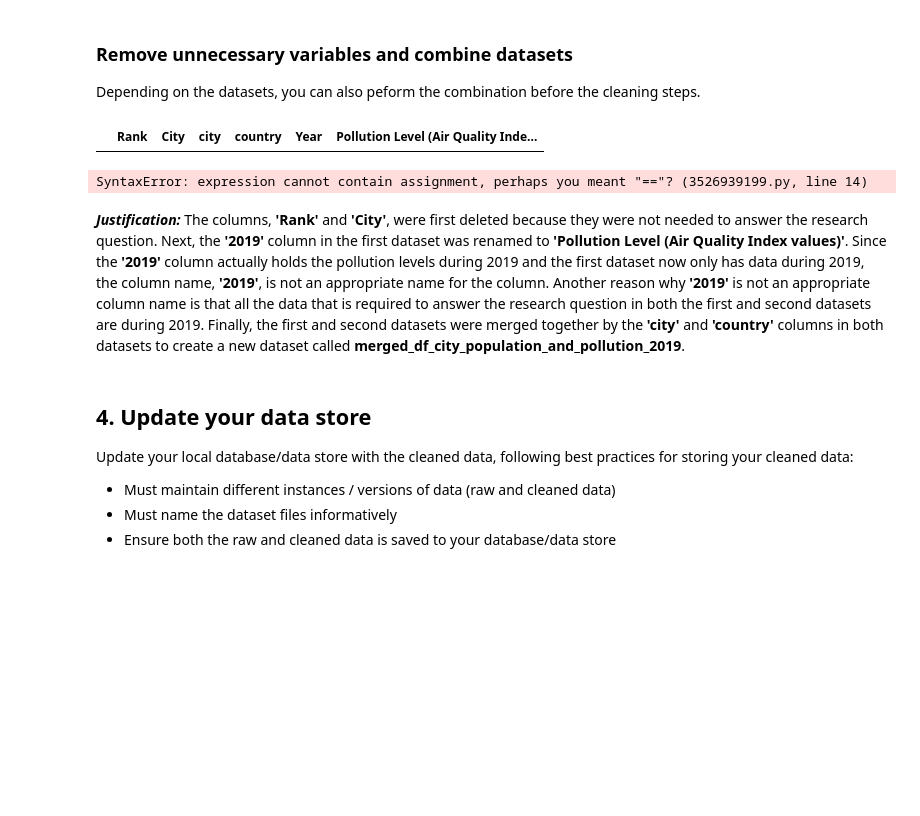
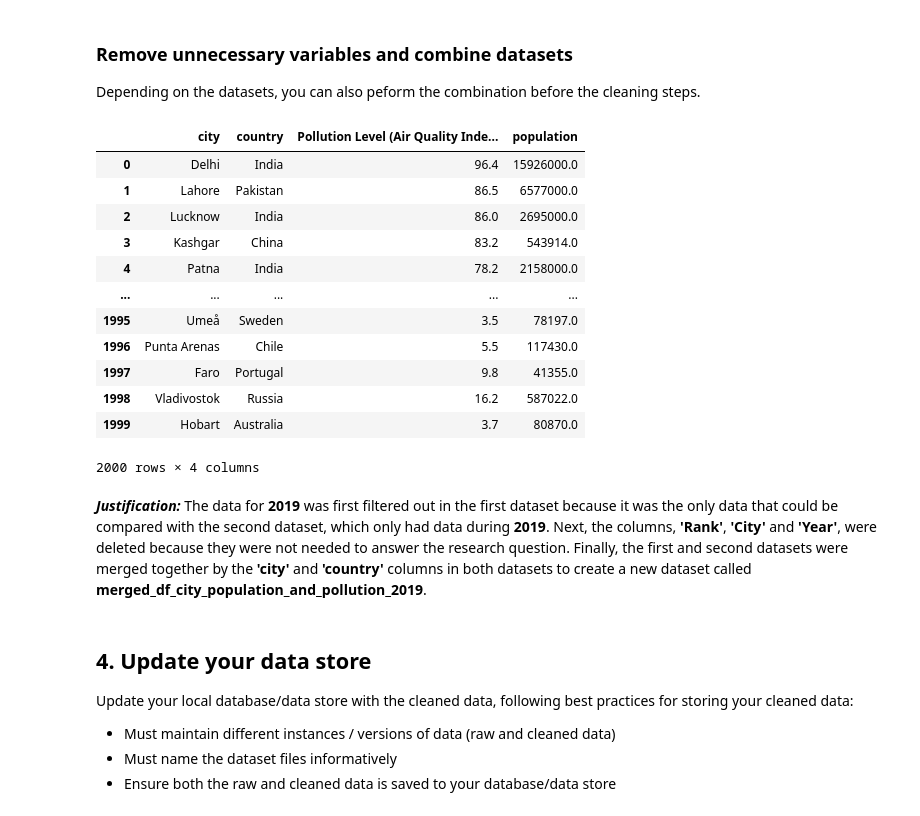
Before and after one commit to jwGitHub9860/Real_World_Data_Wrangling_with_Python, a Jupyter notebook: Data_Wrangling_Project_Starter.ipynb, the cells around one changed output. Drawn from its saved outputs; the diff is of its cells as text; code cells hidden in the pictures; blank space fills up the shorter version.

Commit message:
refactor: Refactoring production code
Change code & justification in code cell for "Remove unnecessary variables and combine datasets" section

```diff
--- a/Data_Wrangling_Project_Starter.ipynb
+++ b/Data_Wrangling_Project_Starter.ipynb
@@ -741,39 +741,28 @@ Cleaned_df_polluted_cities_and_countries # displays first dataset
 ### **Remove unnecessary variables and combine datasets**
 
 Depending on the datasets, you can also peform the combination before the cleaning steps.
-# %%
-#FILL IN - Remove unnecessary variables and combine datasets
-Cleaned_df_polluted_cities_and_countries = Cleaned_df_polluted_cities_and_countries[Cleaned_df_polluted_cities_and_countries['Year'] == 2019] # filters out data for "2019"
-#Unstacked_Data_df_polluted_cities_and_countries = Cleaned_df_polluted_cities_and_countries.unstack() # unstacks '2021', '2020', '2019', '2018', and '2017' columns in first dataset
-#Cleaned_df_polluted_cities_and_countries = pd.DataFrame(Unstacked_Data_df_polluted_cities_and_countries) # puts unstacked data into first dataset
-Cleaned_df_polluted_cities_and_countries
-# %% [output]
-|  | Rank | City | city | country | Year | Pollution Level (Air Quality Inde... |
 # %%
 #FILL IN - Remove unnecessary variables and combine datasets
-Unstacked_Data_df_polluted_cities_and_countries = Cleaned_df_polluted_cities_and_countries.unstack() # unstacks '2021', '2020', '2019', '2018', and '2017' columns in first dataset
-Cleaned_df_polluted_cities_and_countries = pd.DataFrame(Unstacked_Data_df_polluted_cities_and_countries) # puts unstacked data into first dataset
-
-Stack_Columns_to_Drop_of_Cleaned_df_polluted_cities_and_countries = pd.MultiIndex.from_tuples([#('Rank'),
-                                                                                               #('City'),
-                                                                                               #('', 'city'),
-                                                                                               #('', 'country'),
-                                                                                               ('Pollution Level (Air Quality Index values)', '2021'),
-                                                                                               ('Pollution Level (Air Quality Index values)', '2020'),
-                                                                                               ('Pollution Level (Air Quality Index values)', '2018'),
-                                                                                               ('Pollution Level (Air Quality Index values)', '2017')]) # stacked column levels of '2021', '2020', '2018', and '2017' columns
-
-Cleaned_df_polluted_cities_and_countries.drop(index.names=['Rank', 'City'], inplace=True) # drops or deletes 'Rank', 'City', '2021', '2020', '2018', and '2017' columns in first dataset (MUST USE "inplace=True" TO ENSURE DATA FRAME IS MODIFIED)
-#Cleaned_df_polluted_cities_and_countries.drop(columns=Stack_Columns_to_Drop_of_Cleaned_df_polluted_cities_and_countries, inplace=True) # drops or deletes 'Rank', 'City', '2021', '2020', '2018', and '2017' columns in first dataset (MUST USE "inplace=True" TO ENSURE DATA FRAME IS MODIFIED)
-Cleaned_df_polluted_cities_and_countries
-#Stack_Columns_to_Drop_of_Cleaned_df_polluted_cities_and_countries (MUST USE "Stack_Columns_to_Drop_of_Cleaned_df_polluted_cities_and_countries" TO ACCESS '2021', '2020', '2018', and '2017' Columns)
-#Cleaned_df_polluted_cities_and_countries.rename(columns={"2019": "Pollution Level (Air Quality Index values)"}, inplace=True) # renames column "2019" to "Pollution Level (Air Quality Index values)" (MUST USE "inplace=True" TO ENSURE DATA FRAME IS MODIFIED)
-#merged_df_city_population_and_pollution_2019 = pd.merge(Cleaned_df_polluted_cities_and_countries, Cleaned_df_world_cities_dataset, how='inner', on=['city', 'country']) # merges first & second datasets by 'city' and 'country' columns in both datasets
-#merged_df_city_population_and_pollution_2019 # displays new dataset of first & second datasets Merged together
+Cleaned_df_polluted_cities_and_countries[Cleaned_df_polluted_cities_and_countries['Year'] == '2019'] # filters out data with "2019" in first dataset
+Cleaned_df_polluted_cities_and_countries.drop(columns=['Rank', 'City', 'Year'], inplace=True) # drops or deletes 'Rank', 'City', and 'Year' columns in first dataset (MUST USE "inplace=True" TO ENSURE DATA FRAME IS MODIFIED)
+merged_df_city_population_and_pollution_2019 = pd.merge(Cleaned_df_polluted_cities_and_countries, Cleaned_df_world_cities_dataset, how='inner', on=['city', 'country']) # merges first & second datasets by 'city' and 'country' columns in both datasets
+merged_df_city_population_and_pollution_2019 # displays new dataset of first & second datasets Merged together
 # %% [output]
+|  | city | country | Pollution Level (Air Quality Inde... | population |
+| 0 | Delhi | India | 96.4 | 15926000.0 |
+| 1 | Lahore | Pakistan | 86.5 | 6577000.0 |
+| 2 | Lucknow | India | 86.0 | 2695000.0 |
+| 3 | Kashgar | China | 83.2 | 543914.0 |
+| 4 | Patna | India | 78.2 | 2158000.0 |
+| ... | ... | ... | ... | ... |
+| 1995 | Umeå | Sweden | 3.5 | 78197.0 |
+| 1996 | Punta Arenas | Chile | 5.5 | 117430.0 |
+| 1997 | Faro | Portugal | 9.8 | 41355.0 |
+| 1998 | Vladivostok | Russia | 16.2 | 587022.0 |
+| 1999 | Hobart | Australia | 3.7 | 80870.0 |
-SyntaxError: expression cannot contain assignment, perhaps you meant "=="? (3526939199.py, line 14)
+2000 rows × 4 columns
-# %% [markdown]
-**_Justification:_** The columns, **'Rank'** and **'City'**, were first deleted because they were not needed to answer the research question. Next, the **'2019'** column in the first dataset was renamed to **'Pollution Level (Air Quality Index values)'**. Since the **'2019'** column actually holds the pollution levels during 2019 and the first dataset now only has data during 2019, the column name, **'2019'**, is not an appropriate name for the column. Another reason why **'2019'** is not an appropriate column name is that all the data that is required to answer the research question in both the first and second datasets are during 2019. Finally, the first and second datasets were merged together by the **'city'** and **'country'** columns in both datasets to create a new dataset called **merged_df_city_population_and_pollution_2019**.
+# %% [markdown]
+**_Justification:_** The data for **2019** was first filtered out in the first dataset because it was the only data that could be compared with the second dataset, which only had data during **2019**. Next, the columns, **'Rank'**, **'City'** and **'Year'**, were deleted because they were not needed to answer the research question. Finally, the first and second datasets were merged together by the **'city'** and **'country'** columns in both datasets to create a new dataset called **merged_df_city_population_and_pollution_2019**.
 # %% [markdown]
 ## 4. Update your data store
 Update your local database/data store with the cleaned data, following best practices for storing your cleaned data:
```
